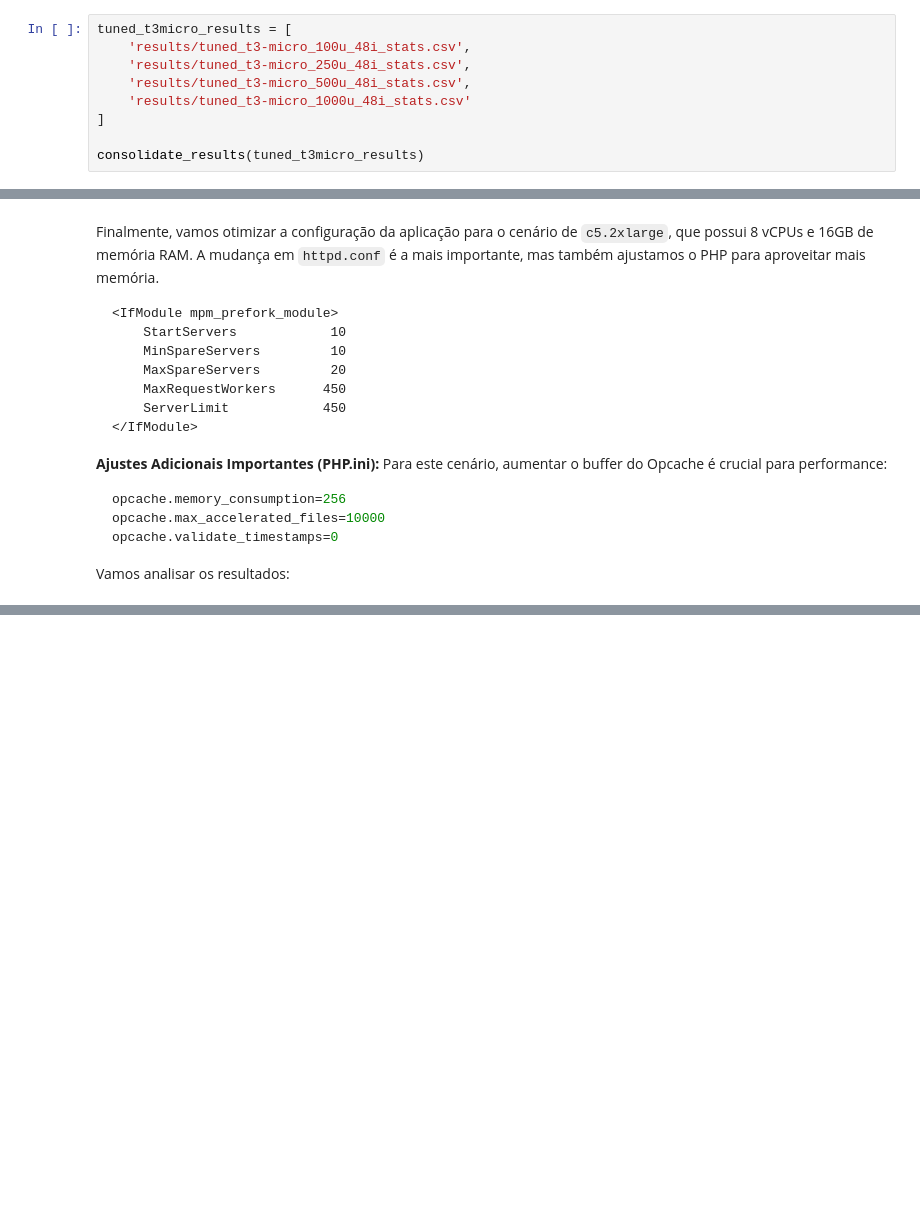
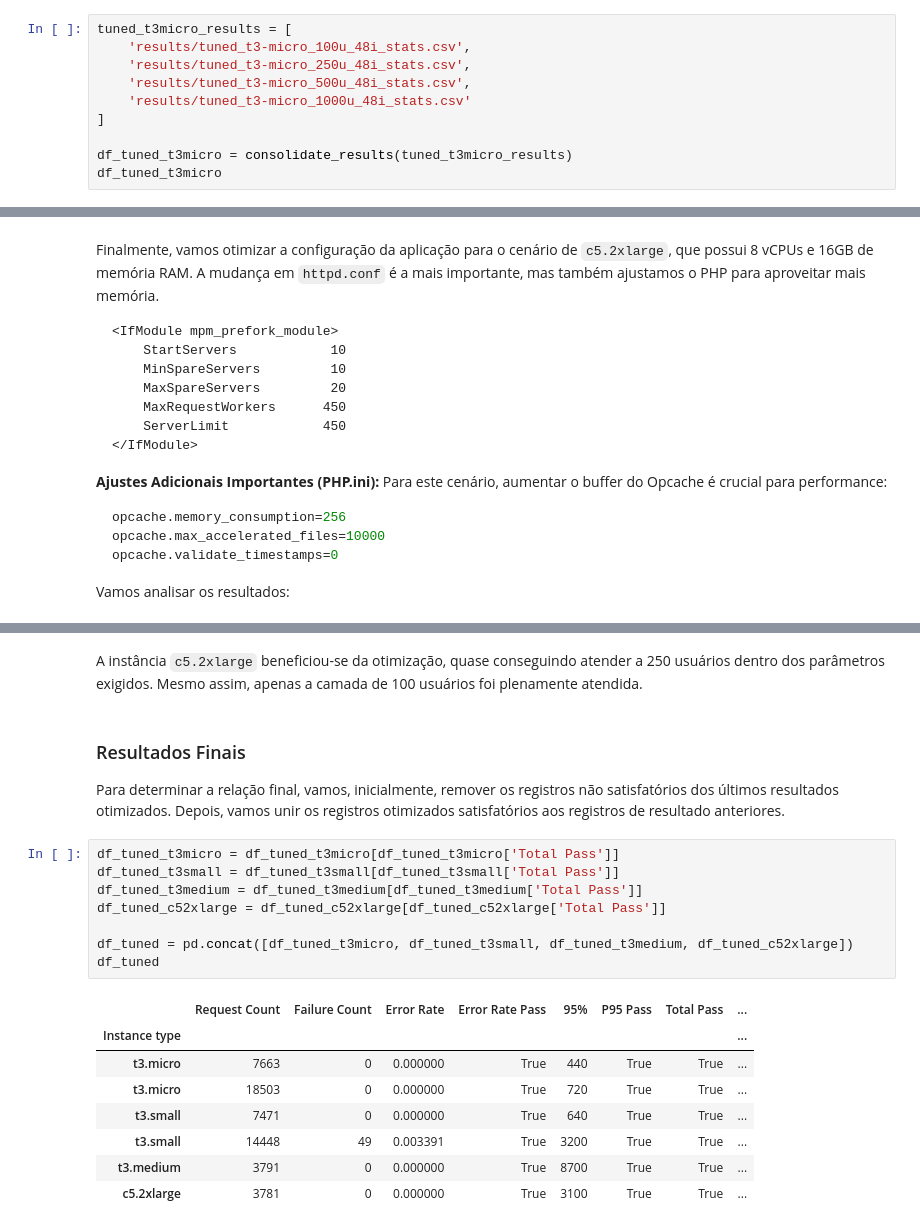
Before and after one commit to jonasluz/DIA.X540.cloud-ai, a Jupyter notebook: Project-4/Project-4.ipynb, the cells around one changed output, grey strips where cells are left out. Drawn from its saved outputs; the diff is of its cells as text; blank space fills up the shorter version.

```diff
--- a/Project-4/Project-4.ipynb
+++ b/Project-4/Project-4.ipynb
@@ -713,7 +713,8 @@ tuned_t3micro_results = [
     'results/tuned_t3-micro_1000u_48i_stats.csv'
 ]
 
-consolidate_results(tuned_t3micro_results)
+df_tuned_t3micro = consolidate_results(tuned_t3micro_results)
+df_tuned_t3micro
 # %% [output]
 |  | Request Count | Failure Count | Error Rate | Error Rate Pass | 95% | P95 Pass | Total Pass | ... |
 | Instance type |  |  |  |  |  |  |  | ... |
@@ -838,0 +850,24 @@ consolidate_results(tuned_c52xlarge_results)
+# %% [markdown]
+A instância `c5.2xlarge` beneficiou-se da otimização, quase conseguindo atender a 250 usuários dentro dos parâmetros exigidos. Mesmo assim, apenas a camada de 100 usuários foi plenamente atendida.
+# %% [markdown]
+### Resultados Finais
+
+Para determinar a relação final, vamos, inicialmente, remover os registros não satisfatórios dos últimos resultados otimizados.
+Depois, vamos unir os registros otimizados satisfatórios aos registros de resultado anteriores.
+# %%
+df_tuned_t3micro = df_tuned_t3micro[df_tuned_t3micro['Total Pass']]
+df_tuned_t3small = df_tuned_t3small[df_tuned_t3small['Total Pass']]
+df_tuned_t3medium = df_tuned_t3medium[df_tuned_t3medium['Total Pass']]
+df_tuned_c52xlarge = df_tuned_c52xlarge[df_tuned_c52xlarge['Total Pass']]
+
+df_tuned = pd.concat([df_tuned_t3micro, df_tuned_t3small, df_tuned_t3medium, df_tuned_c52xlarge])
+df_tuned
+# %% [output]
+|  | Request Count | Failure Count | Error Rate | Error Rate Pass | 95% | P95 Pass | Total Pass | ... |
+| Instance type |  |  |  |  |  |  |  | ... |
+| t3.micro | 7663 | 0 | 0.000000 | True | 440 | True | True | ... |
+| t3.micro | 18503 | 0 | 0.000000 | True | 720 | True | True | ... |
+| t3.small | 7471 | 0 | 0.000000 | True | 640 | True | True | ... |
+| t3.small | 14448 | 49 | 0.003391 | True | 3200 | True | True | ... |
+| t3.medium | 3791 | 0 | 0.000000 | True | 8700 | True | True | ... |
+| c5.2xlarge | 3781 | 0 | 0.000000 | True | 3100 | True | True | ... |
```
Also changed, not shown: parts of 6 cells of this notebook, 7 other files.
